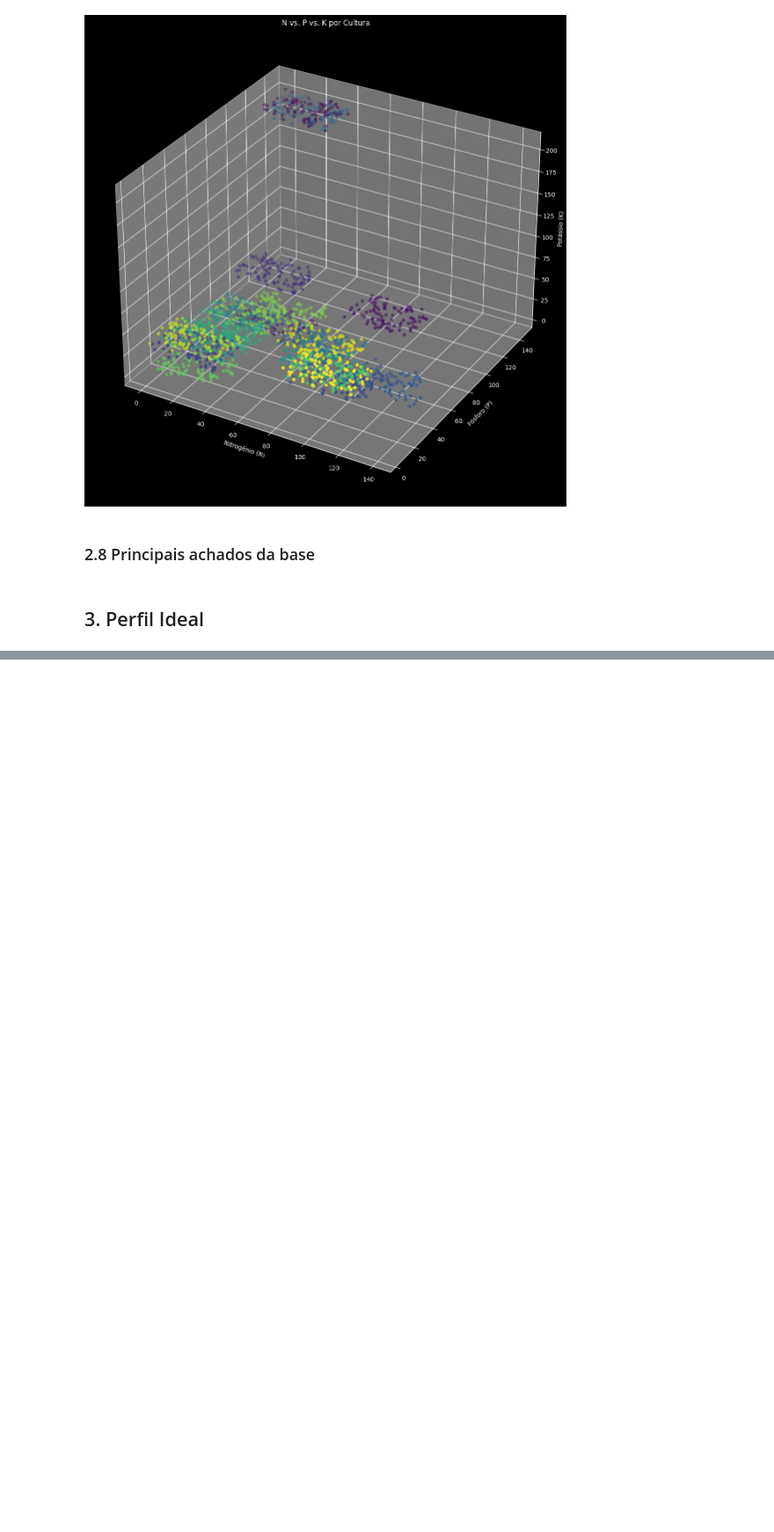
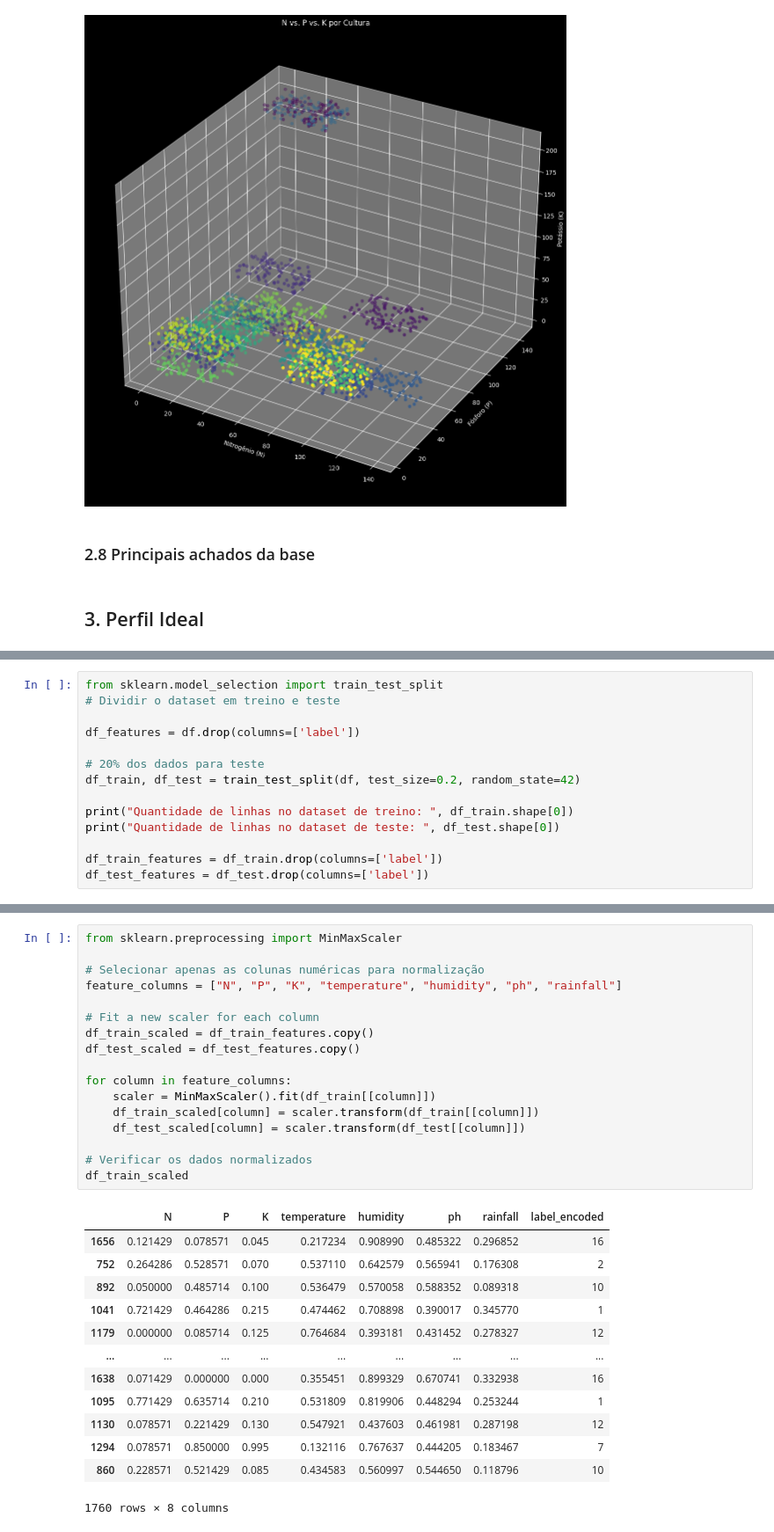
Before and after one commit to luisfuturist/activity-fiap-ai-p3a4, a Jupyter notebook: LuisFillipeEmidio_RM559976_fase3_cap14.ipynb, the cells around one changed output, grey strips where cells are left out. Shown at 88% size. Saved outputs shown, nothing was run; the diff lists cells and outputs as text; blank space fills up the shorter version.

```diff
--- a/LuisFillipeEmidio_RM559976_fase3_cap14.ipynb
+++ b/LuisFillipeEmidio_RM559976_fase3_cap14.ipynb
@@ -605,0 +641,14 @@ ValueError: The truth value of an array with more than one element is ambiguous.
+# %%
+from sklearn.model_selection import train_test_split
+# Dividir o dataset em treino e teste
+
+df_features = df.drop(columns=['label'])
+
+# 20% dos dados para teste
+df_train, df_test = train_test_split(df, test_size=0.2, random_state=42)
+
+print("Quantidade de linhas no dataset de treino: ", df_train.shape[0])
+print("Quantidade de linhas no dataset de teste: ", df_test.shape[0])
+
+df_train_features = df_train.drop(columns=['label'])
+df_test_features = df_test.drop(columns=['label'])
@@ -605,0 +677,31 @@ ValueError: The truth value of an array with more than one element is ambiguous.
+# %%
+from sklearn.preprocessing import MinMaxScaler
+
+# Selecionar apenas as colunas numéricas para normalização
+feature_columns = ["N", "P", "K", "temperature", "humidity", "ph", "rainfall"]
+
+# Fit a new scaler for each column
+df_train_scaled = df_train_features.copy()
+df_test_scaled = df_test_features.copy()
+
+for column in feature_columns:
+    scaler = MinMaxScaler().fit(df_train[[column]])
+    df_train_scaled[column] = scaler.transform(df_train[[column]])
+    df_test_scaled[column] = scaler.transform(df_test[[column]])
+
+# Verificar os dados normalizados
+df_train_scaled
+# %% [output]
+|  | N | P | K | temperature | humidity | ph | rainfall | label_encoded |
+| 1656 | 0.121429 | 0.078571 | 0.045 | 0.217234 | 0.908990 | 0.485322 | 0.296852 | 16 |
+| 752 | 0.264286 | 0.528571 | 0.070 | 0.537110 | 0.642579 | 0.565941 | 0.176308 | 2 |
+| 892 | 0.050000 | 0.485714 | 0.100 | 0.536479 | 0.570058 | 0.588352 | 0.089318 | 10 |
+| 1041 | 0.721429 | 0.464286 | 0.215 | 0.474462 | 0.708898 | 0.390017 | 0.345770 | 1 |
+| 1179 | 0.000000 | 0.085714 | 0.125 | 0.764684 | 0.393181 | 0.431452 | 0.278327 | 12 |
+| ... | ... | ... | ... | ... | ... | ... | ... | ... |
+| 1638 | 0.071429 | 0.000000 | 0.000 | 0.355451 | 0.899329 | 0.670741 | 0.332938 | 16 |
+| 1095 | 0.771429 | 0.635714 | 0.210 | 0.531809 | 0.819906 | 0.448294 | 0.253244 | 1 |
+| 1130 | 0.078571 | 0.221429 | 0.130 | 0.547921 | 0.437603 | 0.461981 | 0.287198 | 12 |
+| 1294 | 0.078571 | 0.850000 | 0.995 | 0.132116 | 0.767637 | 0.444205 | 0.183467 | 7 |
+| 860 | 0.228571 | 0.521429 | 0.085 | 0.434583 | 0.560997 | 0.544650 | 0.118796 | 10 |
+1760 rows × 8 columns
```
Also changed, not shown: parts of 36 cells of this notebook, 1 other file.
